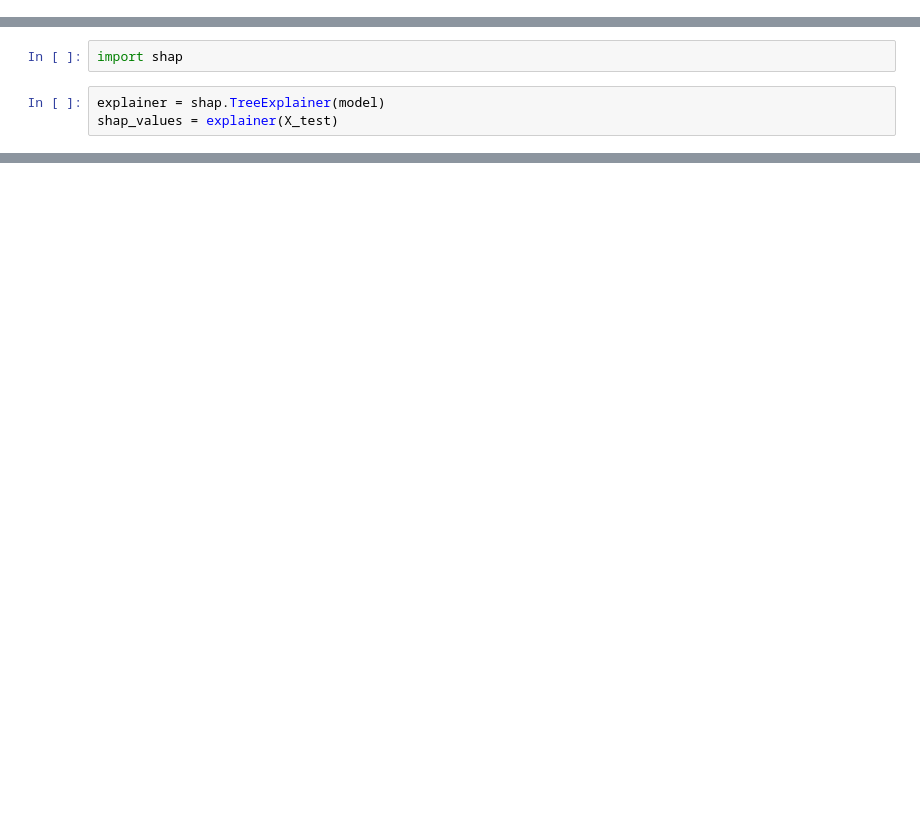
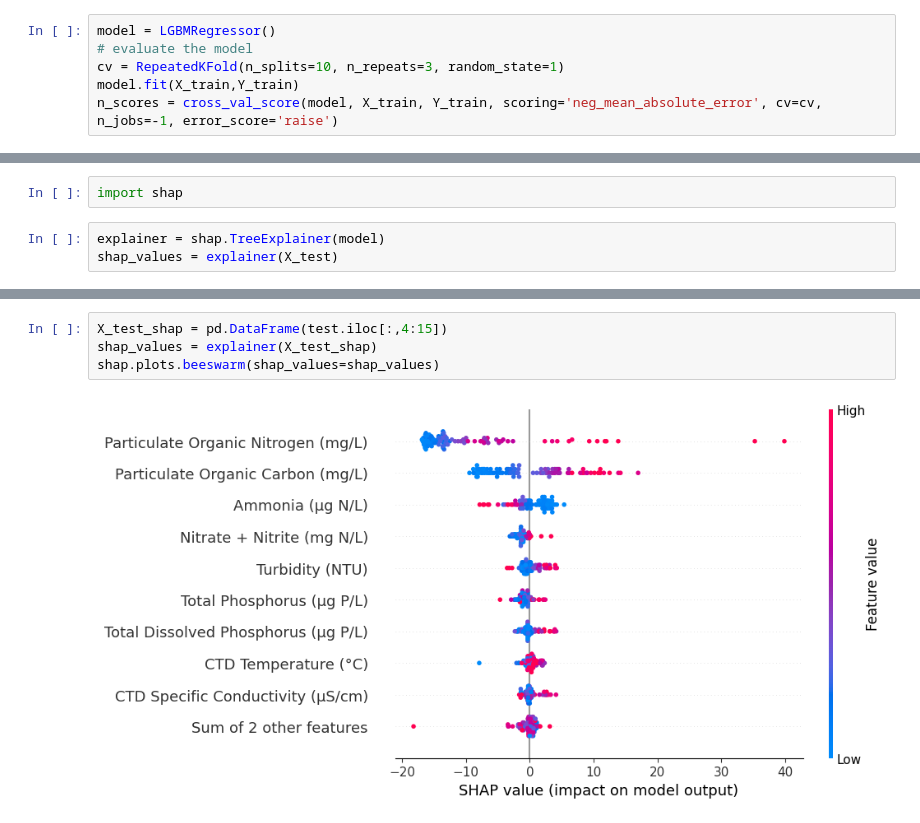
Before and after one commit to EddieZ18326/SSTP, a Jupyter notebook: LightGBM.ipynb, the cells around one changed output, grey strips where cells are left out. Drawn from its saved outputs; the diff is of its cells as text; blank space fills up the shorter version.

```diff
--- a/LightGBM.ipynb
+++ b/LightGBM.ipynb
@@ -51,0 +89,6 @@ res = model.predict(X_test)
+# %%
+model = LGBMRegressor()
+# evaluate the model
+cv = RepeatedKFold(n_splits=10, n_repeats=3, random_state=1)
+model.fit(X_train,Y_train)
+n_scores = cross_val_score(model, X_train, Y_train, scoring='neg_mean_absolute_error', cv=cv, n_jobs=-1, error_score='raise')
@@ -78,0 +195,6 @@ shap.summary_plot(shap_values, X_test,feature_names = features,plot_size=(20,15)
+# %%
+X_test_shap = pd.DataFrame(test.iloc[:,4:15])
+shap_values = explainer(X_test_shap)
+shap.plots.beeswarm(shap_values=shap_values)
+# %% [output]
+[figure, added]
```
Also changed, not shown: parts of 15 cells of this notebook, 5 other files.
